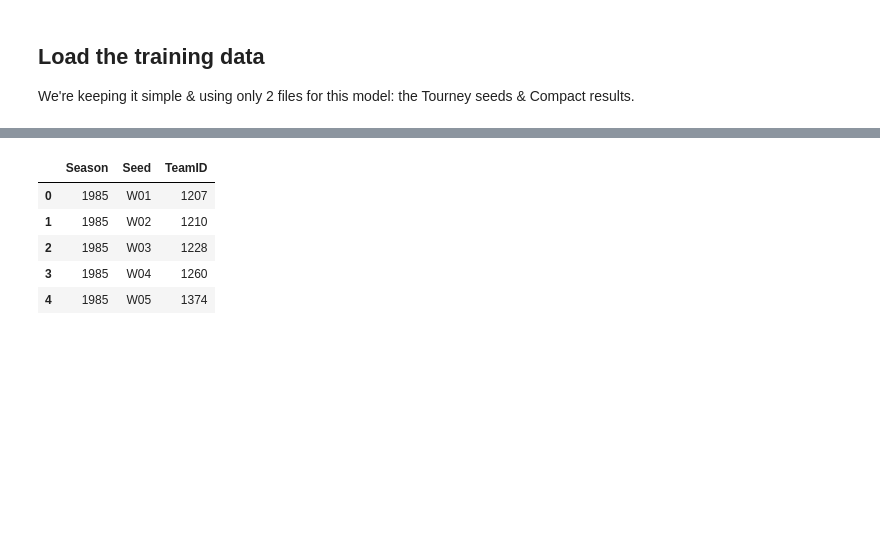
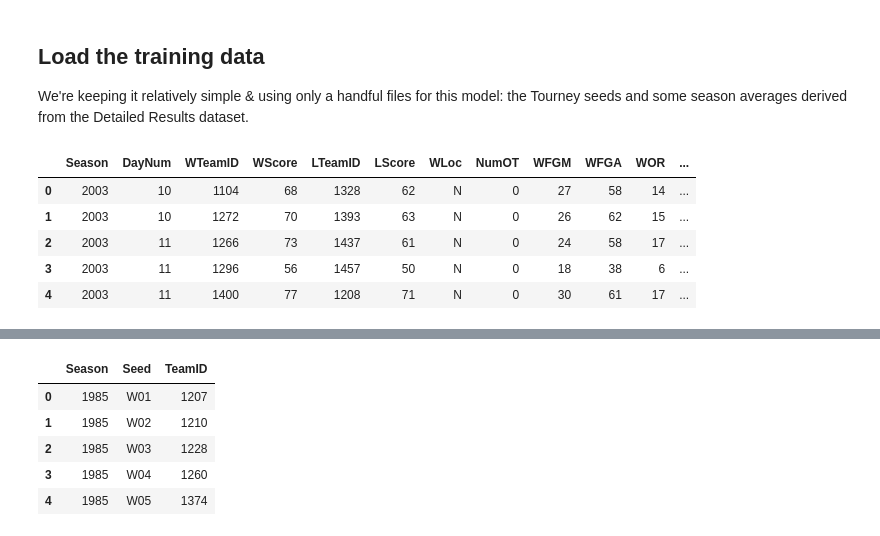
Before and after one commit to kdorosh/MarchMadnessKaggleML2018, a Jupyter notebook: nbs/script.ipynb, the cells around one changed output, grey strips where cells are left out. Cells and saved outputs as stored; diff of their text form; code cells hidden in the pictures; blank space fills up the shorter version.

```diff
--- a/nbs/script.ipynb
+++ b/nbs/script.ipynb
@@ -29,4 +38,4 @@ PlayByPlay_2017
 SampleSubmissionStage1.csv
 # %% [markdown]
 ## Load the training data ##
-We're keeping it simple & using only 2 files for this model: the Tourney seeds & Compact results.
+We're keeping it relatively simple & using only a handful files for this model: the Tourney seeds and some season averages derived from the Detailed Results dataset.
@@ -36,0 +42,17 @@ df_tour = pd.read_csv(data_dir + 'DataFiles' + '/' + 'NCAATourneyCompactResults.
+# %%
+data_dir = '../input/'
+df_seeds = pd.read_csv(data_dir + 'DataFiles' + '/' + 'NCAATourneySeeds.csv')
+df_tour = pd.read_csv(data_dir + 'DataFiles' + '/' + 'NCAATourneyCompactResults.csv')
+
+# We load detailed season data to calculate season average statistics for each team
+df_reg_season_detailed = pd.read_csv(data_dir + 'DataFiles' + '/' + 'RegularSeasonDetailedResults.csv')
+df_reg_season_detailed.drop(labels=['WFGM3', 'WFGA3', 'WFTM', 'WFTA', 'WDR', 'WAst', 'WStl', 'WBlk', 'WPF',
+                                   'LFGM3', 'LFGA3', 'LFTM', 'LFTA', 'LDR', 'LAst', 'LStl', 'LBlk', 'LPF'], inplace=True, axis=1)
+df_reg_season_detailed.head()
+# %% [output]
+|  | Season | DayNum | WTeamID | WScore | LTeamID | LScore | WLoc | NumOT | WFGM | WFGA | WOR | ... |
+| 0 | 2003 | 10 | 1104 | 68 | 1328 | 62 | N | 0 | 27 | 58 | 14 | ... |
+| 1 | 2003 | 10 | 1272 | 70 | 1393 | 63 | N | 0 | 26 | 62 | 15 | ... |
+| 2 | 2003 | 11 | 1266 | 73 | 1437 | 61 | N | 0 | 24 | 58 | 17 | ... |
+| 3 | 2003 | 11 | 1296 | 56 | 1457 | 50 | N | 0 | 18 | 38 | 6 | ... |
+| 4 | 2003 | 11 | 1400 | 77 | 1208 | 71 | N | 0 | 30 | 61 | 17 | ... |
```
Also changed, not shown: parts of 8 cells of this notebook, 2 other files.
